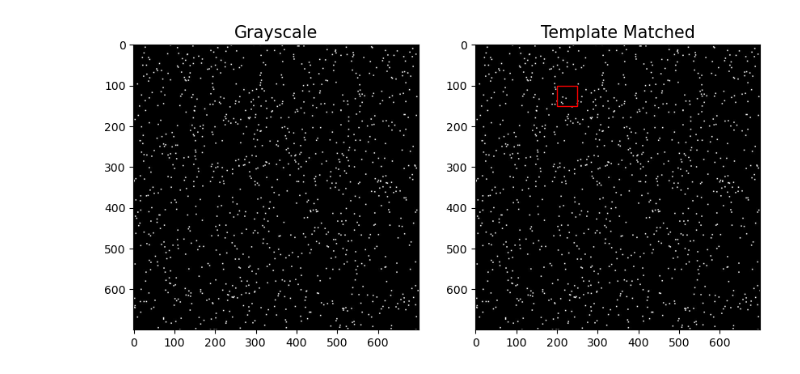
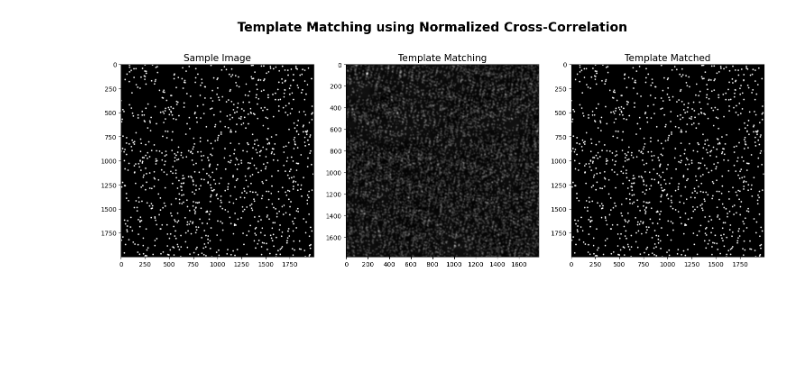
Before and after one commit to JaskiratSudan/Star_based_navigation, a Jupyter notebook: Basic_template_matching.ipynb, the cells around one changed output. Drawn from its saved outputs; the diff is of its cells as text; code cells hidden in the pictures; blank space fills up the shorter version.

```diff
--- a/Basic_template_matching.ipynb
+++ b/Basic_template_matching.ipynb
@@ -24,8 +27,9 @@ sample.shape
 # %%
-patch_size = (50,50)
-image_res = (700, 700)
+patch_size = (200,200)
+image_res = (2000, 2000)
 patch_loc = (100,200)
-fig, ax = plt.subplots(1,2,figsize=(10,10))
+fig, ax = plt.subplots(1,2, figsize=(10,6))
+fig.suptitle("Patch Generation", size=28, fontweight="bold")
 ax[0].imshow(sample_g,cmap='gray')
 ax[0].add_patch(Rectangle(patch_loc[::-1], patch_size[0],patch_size[1], edgecolor='r', facecolor='none'));
 ax[0].set_title('Patch Location',fontsize=15)
@@ -33,5 +37,7 @@ ax[0].set_title('Patch Location',fontsize=15)
 patch = sample_g[patch_loc[0]:patch_loc[0]+patch_size[0], patch_loc[1]:patch_loc[1]+patch_size[0]]
 ax[1].imshow(patch,cmap='gray')
 ax[1].set_title('Patch',fontsize=15)
+plt.tight_layout()
 plt.show()
+# fig.savefig("patch_generation.jpg")
 # %% [output]
@@ -38,0 +45,6 @@ plt.show()
+# %%
+# patch_img = Image.fromarray(np.uint8(cm.gist_earth(patch)*255))
+# plt.imshow(patch_img.rotate(10))
+ag = 5
+plt.imshow(rotate(patch, angle=ag), cmap="gray")
+patch = rotate(patch, angle=ag)
@@ -48,13 +64,18 @@ ax[1].set_title('Template Matching',fontsize=15);
 # %%
-fig, ax = plt.subplots(1,2,figsize=(10,10))
+fig, ax = plt.subplots(1,3, figsize=(15,6))
+fig.suptitle("Template Matching using Normalized Cross-Correlation", size=20, fontweight="bold")
 ax[0].imshow(sample_g,cmap='gray')
-ax[1].imshow(sample_g,cmap='gray')
+ax[2].imshow(sample_g,cmap='gray')
 patch_width, patch_height = patch.shape
 for x, y in peak_local_max(sample_mt, threshold_abs=0.6):
     rect = plt.Rectangle((y, x), patch_height, patch_width, color='r',
                          fc='none')
-    ax[1].add_patch(rect)
-ax[0].set_title('Grayscale',fontsize=15)
-ax[1].set_title('Template Matched',fontsize=15);
+    ax[2].add_patch(rect)
+ax[0].set_title('Sample Image',fontsize=15)
+ax[2].set_title('Template Matched',fontsize=15)
+ax[1].imshow(sample_mt,cmap='gray')
+ax[1].set_title('Template Matching',fontsize=15)
+plt.tight_layout()
+# fig.savefig("template_matching.jpg")
 # %% [output]
-[figure, old version]
+[figure, new version]
```
Also changed, not shown: parts of 6 cells of this notebook, 31 other files.
